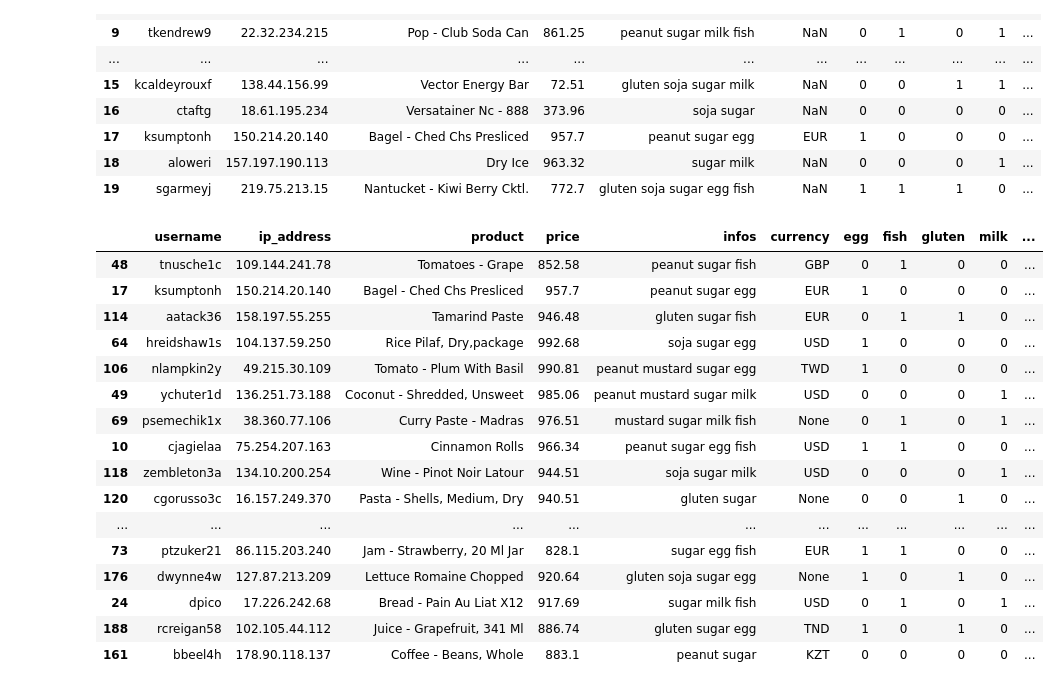
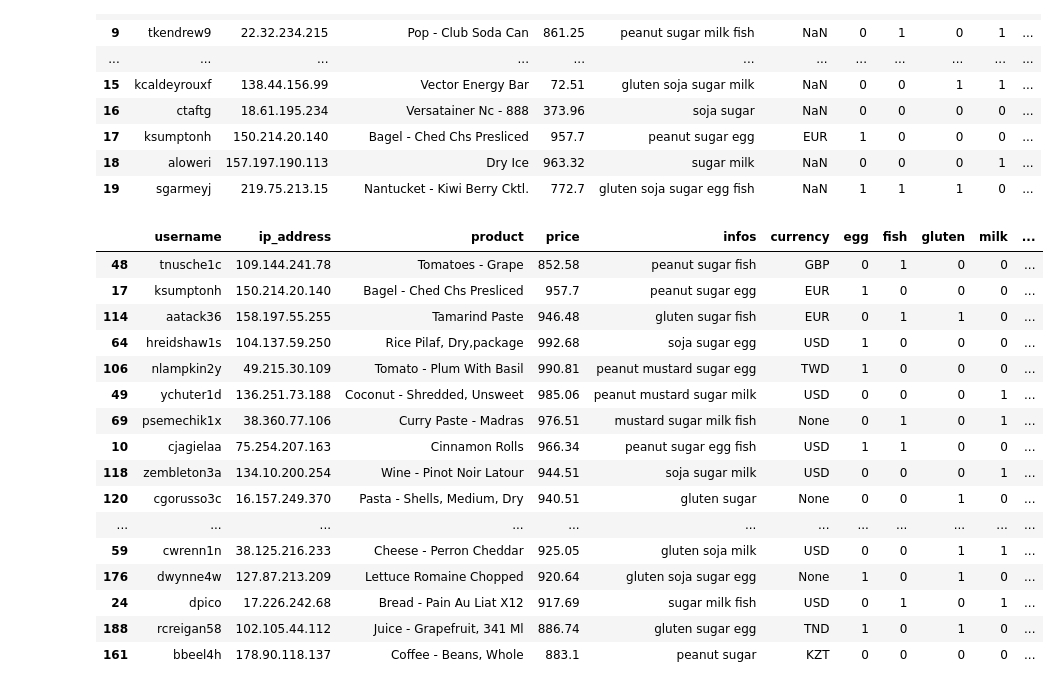
Before and after one commit to ms2020bgd/jeremieperes, a Jupyter notebook: DM_4/DM4.ipynb, the cells around one changed output. Cells and saved outputs as stored; diff of their text form; code cells hidden in the pictures.

```diff
--- a/DM_4/DM4.ipynb
+++ b/DM_4/DM4.ipynb
@@ -82,14 +82,16 @@ def checkCountry (IP):
     if requests.get('https://extreme-ip-lookup.com/json/'+ IP).json()['status'] == 'fail':
         return None
     else:
-        return requests.get('https://extreme-ip-lookup.com/json/' + IP).json()['countryCode']
+        country = requests.get('https://extreme-ip-lookup.com/json/' + IP).json()['countryCode']
+        if country != "":
+            return country
+        else:
+            return None
 # %%
 df2['country'] = df2.ip_address.apply(checkCountry)
 # %%
 def getCurrency(country):
-    if country == None:
-        return None
-    if country == '':
+    if country is None:
         return None
     else:
         return requests.get('https://restcountries.eu/rest/v2/alpha/'+country).json()['currencies'][0]['code']
@@ -97,7 +99,7 @@ def getCurrency(country):
 df2.currency = df2.country.apply(getCurrency)
 # %%
 def getExchangeRate(devise):
-    if devise == None:
+    if devise is None:
         return 1
     if 'rates' not in requests.get('https://api.ratesapi.io/api/latest?base=USD;symbols='+devise).json():
         return 1
@@ -106,21 +108,21 @@ def getExchangeRate(devise):
 # %%
 df2['price in $'] = round(df2.price.astype(float) / df2.currency.apply(getExchangeRate).astype(float),2)
 # %%
-df2.sort_values('price in $',ascending=False).head(20)
+df2.sort_values('price in $',ascending=False).head()
 # %% [output]
 |  | username | ip_address | product | price | infos | currency | egg | fish | gluten | milk | ... |
 | 48 | tnusche1c | 109.144.241.78 | Tomatoes - Grape | 852.58 | peanut sugar fish | GBP | 0 | 1 | 0 | 0 | ... |
 | 17 | ksumptonh | 150.214.20.140 | Bagel - Ched Chs Presliced | 957.7 | peanut sugar egg | EUR | 1 | 0 | 0 | 0 | ... |
 | 114 | aatack36 | 158.197.55.255 | Tamarind Paste | 946.48 | gluten sugar fish | EUR | 0 | 1 | 1 | 0 | ... |
 | 64 | hreidshaw1s | 104.137.59.250 | Rice Pilaf, Dry,package | 992.68 | soja sugar egg | USD | 1 | 0 | 0 | 0 | ... |
 | 106 | nlampkin2y | 49.215.30.109 | Tomato - Plum With Basil | 990.81 | peanut mustard sugar egg | TWD | 1 | 0 | 0 | 0 | ... |
 | 49 | ychuter1d | 136.251.73.188 | Coconut - Shredded, Unsweet | 985.06 | peanut mustard sugar milk | USD | 0 | 0 | 0 | 1 | ... |
 | 69 | psemechik1x | 38.360.77.106 | Curry Paste - Madras | 976.51 | mustard sugar milk fish | None | 0 | 1 | 0 | 1 | ... |
 | 10 | cjagielaa | 75.254.207.163 | Cinnamon Rolls | 966.34 | peanut sugar egg fish | USD | 1 | 1 | 0 | 0 | ... |
 | 118 | zembleton3a | 134.10.200.254 | Wine - Pinot Noir Latour | 944.51 | soja sugar milk | USD | 0 | 0 | 0 | 1 | ... |
 | 120 | cgorusso3c | 16.157.249.370 | Pasta - Shells, Medium, Dry | 940.51 | gluten sugar | None | 0 | 0 | 1 | 0 | ... |
 | ... | ... | ... | ... | ... | ... | ... | ... | ... | ... | ... | ... |
-| 73 | ptzuker21 | 86.115.203.240 | Jam - Strawberry, 20 Ml Jar | 828.1 | sugar egg fish | EUR | 1 | 1 | 0 | 0 | ... |
+| 59 | cwrenn1n | 38.125.216.233 | Cheese - Perron Cheddar | 925.05 | gluten soja milk | USD | 0 | 0 | 1 | 1 | ... |
 | 176 | dwynne4w | 127.87.213.209 | Lettuce Romaine Chopped | 920.64 | gluten soja sugar egg | None | 1 | 0 | 1 | 0 | ... |
 | 24 | dpico | 17.226.242.68 | Bread - Pain Au Liat X12 | 917.69 | sugar milk fish | USD | 0 | 1 | 0 | 1 | ... |
 | 188 | rcreigan58 | 102.105.44.112 | Juice - Grapefruit, 341 Ml | 886.74 | gluten sugar egg | TND | 1 | 0 | 1 | 0 | ... |
```
Also changed, not shown: parts of 2 cells of this notebook, 2 other files.
